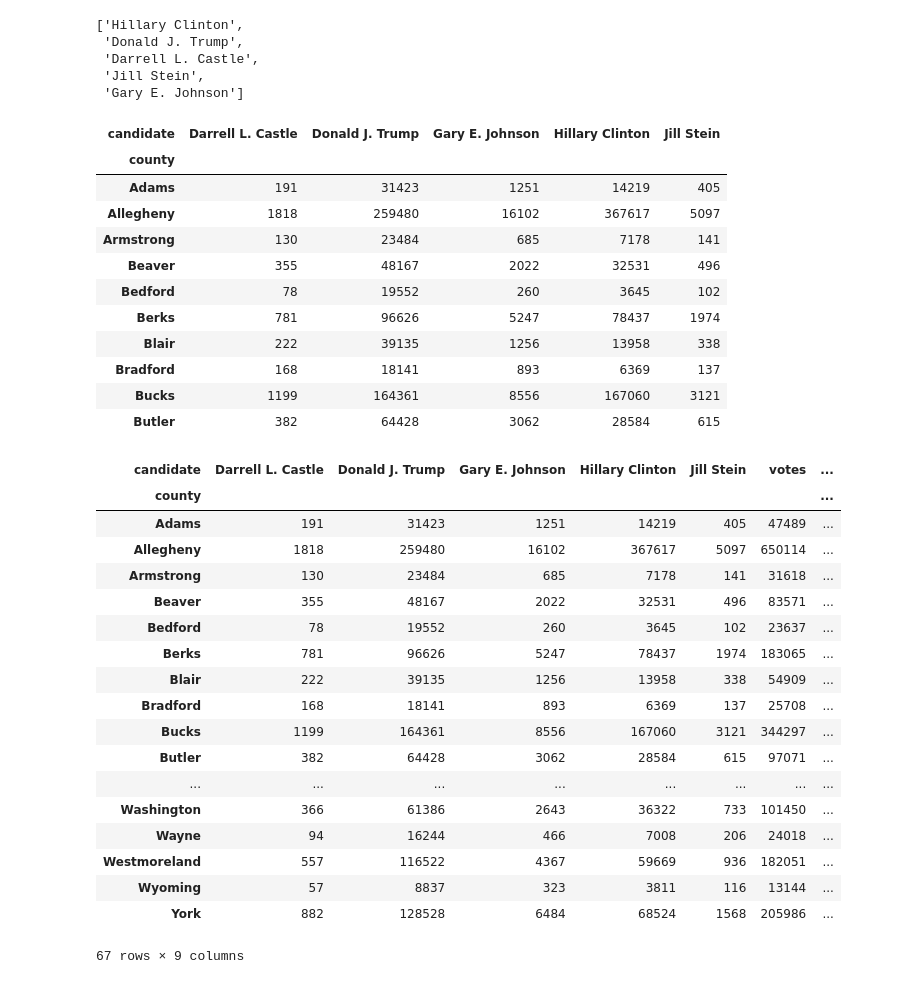
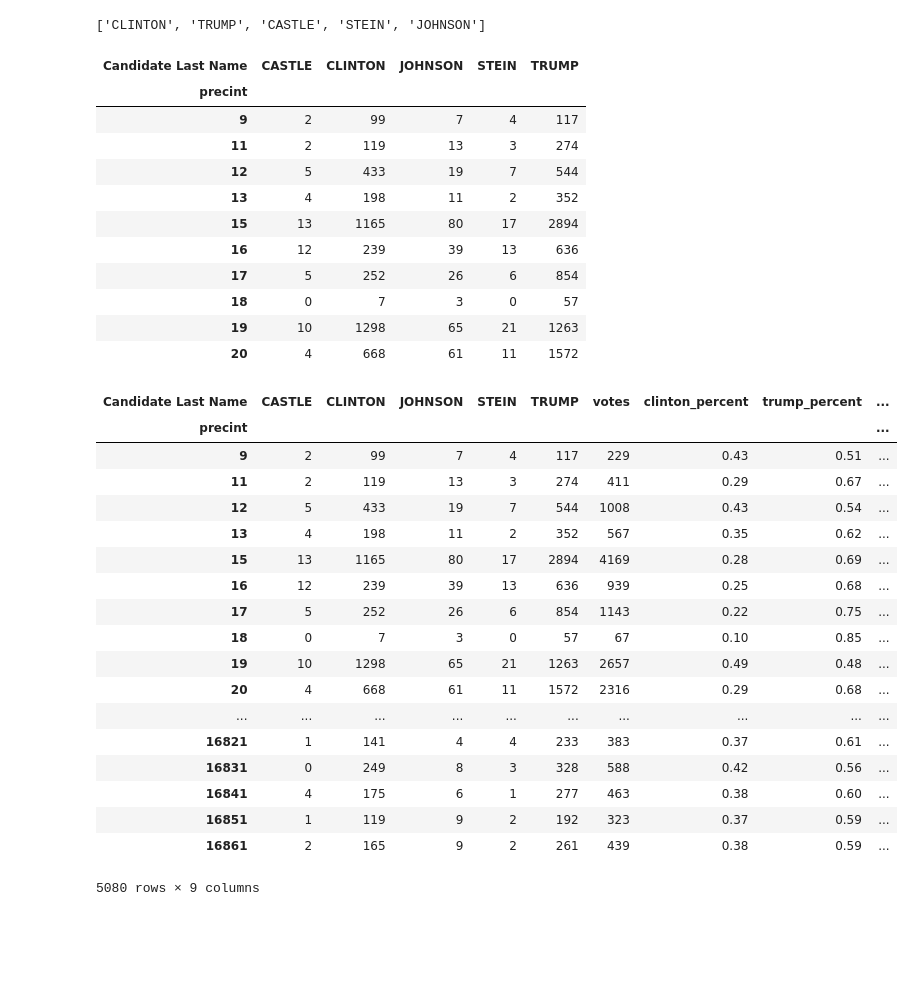
Before and after one commit to chriszs/pa-battleground-counties, a Jupyter notebook: analysis.ipynb, the cells around one changed output. Drawn from its saved outputs; the diff is of its cells as text; code cells hidden in the pictures; blank space fills up the shorter version.

```diff
--- a/analysis.ipynb
+++ b/analysis.ipynb
@@ -29,60 +63,58 @@ results.head(5)
 # %%
-president_results = results[results['office'] == 'President']
+president_results = results[results['Candidate Office Code'] == 'USP'].copy()
 # %%
-candidates = president_results['candidate'].unique().tolist()
+candidates = president_results['Candidate Last Name'].unique().tolist()
 
 candidates
 # %% [output]
-['Hillary Clinton',
- 'Donald J. Trump',
- 'Darrell L. Castle',
- 'Jill Stein',
- 'Gary E. Johnson']
+['CLINTON', 'TRUMP', 'CASTLE', 'STEIN', 'JOHNSON']
+# %%
+president_results['precint'] = president_results['County Code'] + president_results['Precinct Code']
 # %%
-president_results_table = pd.pivot_table(president_results, index=['county'], columns=['candidate'], values='votes', aggfunc=np.sum)
+president_results_table = pd.pivot_table(president_results, index=['precint'], columns=['Candidate Last Name'], values='Vote Total', aggfunc=np.sum)
 
 president_results_table.head(10)
 # %% [output]
-| candidate | Darrell L. Castle | Donald J. Trump | Gary E. Johnson | Hillary Clinton | Jill Stein |
-| county |  |  |  |  |  |
-| Adams | 191 | 31423 | 1251 | 14219 | 405 |
-| Allegheny | 1818 | 259480 | 16102 | 367617 | 5097 |
-| Armstrong | 130 | 23484 | 685 | 7178 | 141 |
-| Beaver | 355 | 48167 | 2022 | 32531 | 496 |
-| Bedford | 78 | 19552 | 260 | 3645 | 102 |
-| Berks | 781 | 96626 | 5247 | 78437 | 1974 |
-| Blair | 222 | 39135 | 1256 | 13958 | 338 |
-| Bradford | 168 | 18141 | 893 | 6369 | 137 |
-| Bucks | 1199 | 164361 | 8556 | 167060 | 3121 |
-| Butler | 382 | 64428 | 3062 | 28584 | 615 |
+| Candidate Last Name | CASTLE | CLINTON | JOHNSON | STEIN | TRUMP |
+| precint |  |  |  |  |  |
+| 9 | 2 | 99 | 7 | 4 | 117 |
+| 11 | 2 | 119 | 13 | 3 | 274 |
+| 12 | 5 | 433 | 19 | 7 | 544 |
+| 13 | 4 | 198 | 11 | 2 | 352 |
+| 15 | 13 | 1165 | 80 | 17 | 2894 |
+| 16 | 12 | 239 | 39 | 13 | 636 |
+| 17 | 5 | 252 | 26 | 6 | 854 |
+| 18 | 0 | 7 | 3 | 0 | 57 |
+| 19 | 10 | 1298 | 65 | 21 | 1263 |
+| 20 | 4 | 668 | 61 | 11 | 1572 |
 # %%
 president_results_table['votes'] = president_results_table[candidates].sum(axis=1)
-president_results_table['clinton_percent'] = president_results_table['Hillary Clinton']/president_results_table['votes']
-president_results_table['trump_percent'] = president_results_table['Donald J. Trump']/president_results_table['votes']
+president_results_table['clinton_percent'] = president_results_table['CLINTON']/president_results_table['votes']
+president_results_table['trump_percent'] = president_results_table['TRUMP']/president_results_table['votes']
 
 president_results_table['margin'] = president_results_table['trump_percent']-president_results_table['clinton_percent']
 
 president_results_table
 # %% [output]
-| candidate | Darrell L. Castle | Donald J. Trump | Gary E. Johnson | Hillary Clinton | Jill Stein | votes | ... |
-| county |  |  |  |  |  |  | ... |
-| Adams | 191 | 31423 | 1251 | 14219 | 405 | 47489 | ... |
-| Allegheny | 1818 | 259480 | 16102 | 367617 | 5097 | 650114 | ... |
-| Armstrong | 130 | 23484 | 685 | 7178 | 141 | 31618 | ... |
-| Beaver | 355 | 48167 | 2022 | 32531 | 496 | 83571 | ... |
-| Bedford | 78 | 19552 | 260 | 3645 | 102 | 23637 | ... |
-| Berks | 781 | 96626 | 5247 | 78437 | 1974 | 183065 | ... |
-| Blair | 222 | 39135 | 1256 | 13958 | 338 | 54909 | ... |
-| Bradford | 168 | 18141 | 893 | 6369 | 137 | 25708 | ... |
-| Bucks | 1199 | 164361 | 8556 | 167060 | 3121 | 344297 | ... |
-| Butler | 382 | 64428 | 3062 | 28584 | 615 | 97071 | ... |
-| ... | ... | ... | ... | ... | ... | ... | ... |
-| Washington | 366 | 61386 | 2643 | 36322 | 733 | 101450 | ... |
-| Wayne | 94 | 16244 | 466 | 7008 | 206 | 24018 | ... |
-| Westmoreland | 557 | 116522 | 4367 | 59669 | 936 | 182051 | ... |
-| Wyoming | 57 | 8837 | 323 | 3811 | 116 | 13144 | ... |
-| York | 882 | 128528 | 6484 | 68524 | 1568 | 205986 | ... |
+| Candidate Last Name | CASTLE | CLINTON | JOHNSON | STEIN | TRUMP | votes | clinton_percent | trump_percent | ... |
+| precint |  |  |  |  |  |  |  |  | ... |
+| 9 | 2 | 99 | 7 | 4 | 117 | 229 | 0.43 | 0.51 | ... |
+| 11 | 2 | 119 | 13 | 3 | 274 | 411 | 0.29 | 0.67 | ... |
+| 12 | 5 | 433 | 19 | 7 | 544 | 1008 | 0.43 | 0.54 | ... |
+| 13 | 4 | 198 | 11 | 2 | 352 | 567 | 0.35 | 0.62 | ... |
+| 15 | 13 | 1165 | 80 | 17 | 2894 | 4169 | 0.28 | 0.69 | ... |
+| 16 | 12 | 239 | 39 | 13 | 636 | 939 | 0.25 | 0.68 | ... |
+| 17 | 5 | 252 | 26 | 6 | 854 | 1143 | 0.22 | 0.75 | ... |
+| 18 | 0 | 7 | 3 | 0 | 57 | 67 | 0.10 | 0.85 | ... |
+| 19 | 10 | 1298 | 65 | 21 | 1263 | 2657 | 0.49 | 0.48 | ... |
+| 20 | 4 | 668 | 61 | 11 | 1572 | 2316 | 0.29 | 0.68 | ... |
+| ... | ... | ... | ... | ... | ... | ... | ... | ... | ... |
+| 16821 | 1 | 141 | 4 | 4 | 233 | 383 | 0.37 | 0.61 | ... |
+| 16831 | 0 | 249 | 8 | 3 | 328 | 588 | 0.42 | 0.56 | ... |
+| 16841 | 4 | 175 | 6 | 1 | 277 | 463 | 0.38 | 0.60 | ... |
+| 16851 | 1 | 119 | 9 | 2 | 192 | 323 | 0.37 | 0.59 | ... |
+| 16861 | 2 | 165 | 9 | 2 | 261 | 439 | 0.38 | 0.59 | ... |
-67 rows × 9 columns
+5080 rows × 9 columns
 # %%
 bins = [
     -1,
```
Also changed, not shown: parts of 5 cells of this notebook.
